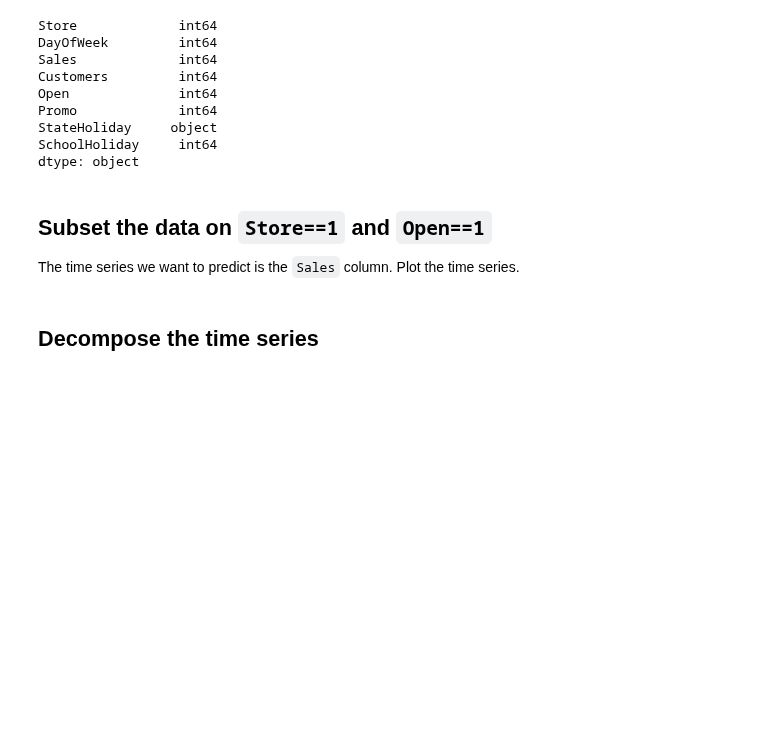
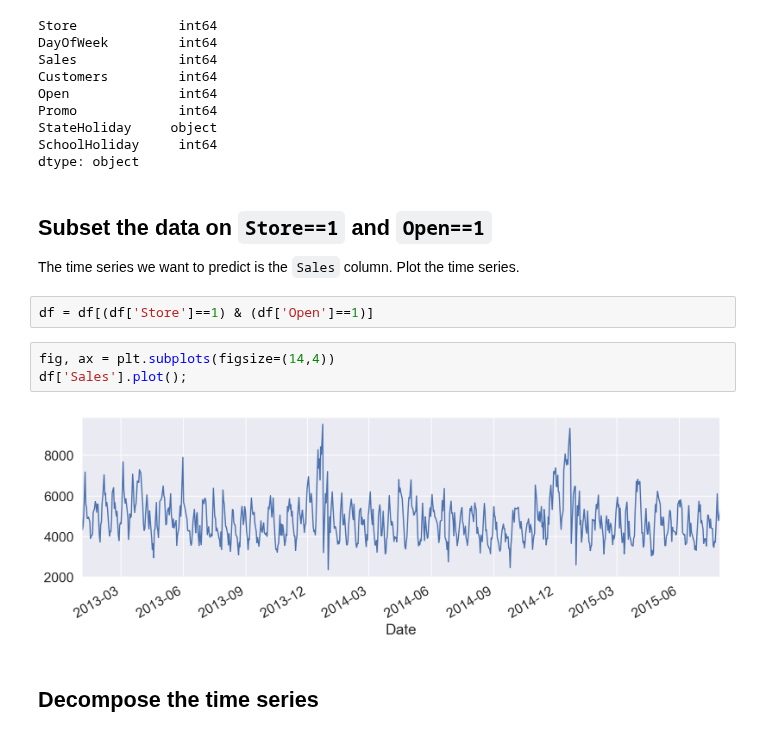
Before and after one commit to a3o1m2/DSI11-lessons, a Jupyter notebook: week09/day5_sarima_models/sarima-lab/sarima-rossmann-lab-starter-code.ipynb, the cells around one changed output. Drawn from its saved outputs; the diff is of its cells as text; blank space fills up the shorter version.

```diff
--- a/week09/day5_sarima_models/sarima-lab/sarima-rossmann-lab-starter-code.ipynb
+++ b/week09/day5_sarima_models/sarima-lab/sarima-rossmann-lab-starter-code.ipynb
@@ -57,5 +57,12 @@ dtype: object
 
 The time series we want to predict is the `Sales` column.
 Plot the time series.
+# %%
+df = df[(df['Store']==1) & (df['Open']==1)]
+# %%
+fig, ax = plt.subplots(figsize=(14,4))
+df['Sales'].plot();
+# %% [output]
+[figure, added]
 # %% [markdown]
 ## Decompose the time series
```
Also changed, not shown: parts of 15 cells of this notebook, 3 other files.
